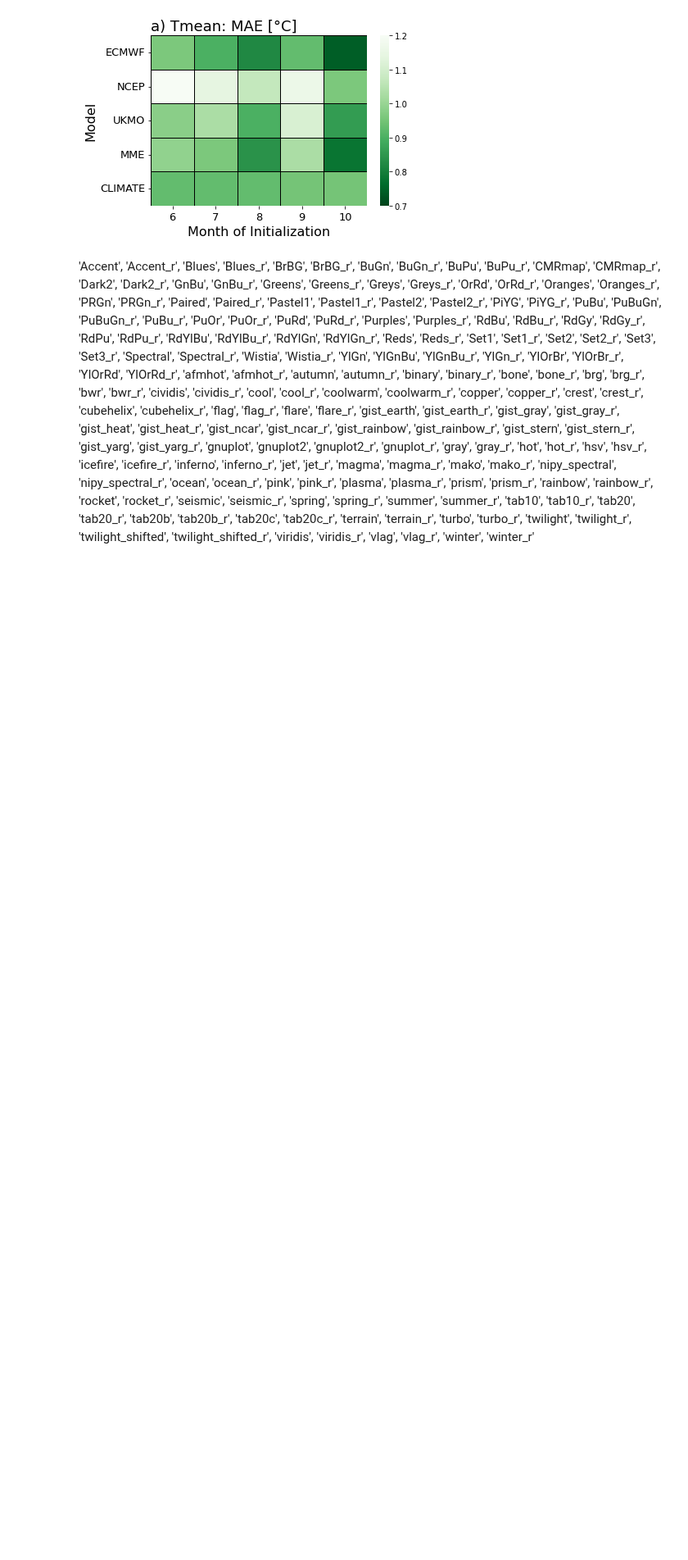
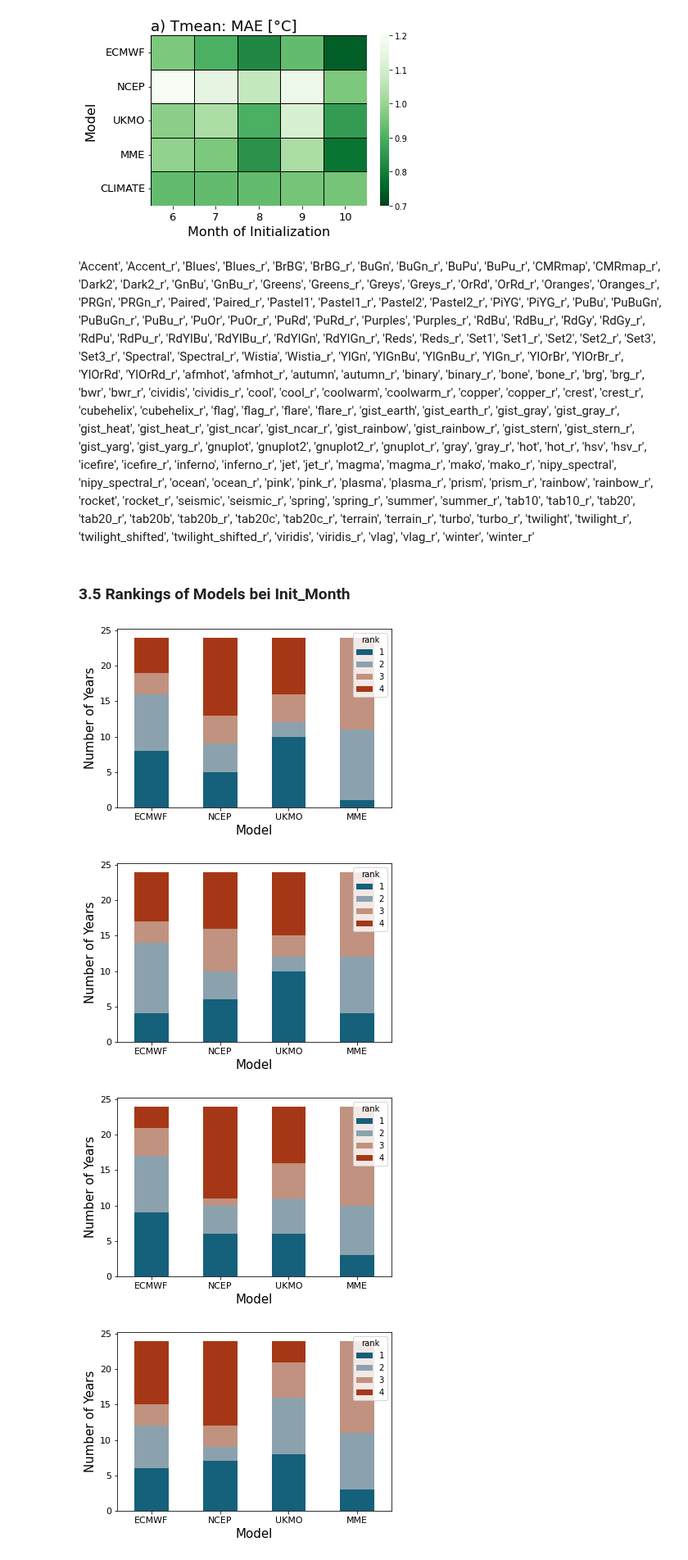
Before and after one commit to mzachow/wheat-yield-forecast-brazil, a Jupyter notebook: figures_for_manuscript.ipynb, the cells around one changed output. Shown at 82% size. Cells and saved outputs as stored; diff of their text form; code cells hidden in the pictures; blank space fills up the shorter version.

Commit message:
figures: included new figure 6

```diff
--- a/figures_for_manuscript.ipynb
+++ b/figures_for_manuscript.ipynb
@@ -223,0 +230,32 @@ for m in ["MAE"]:
+# %% [markdown]
+### 3.5 Rankings of Models bei Init_Month
+# %%
+idx = pd.MultiIndex.from_product([["ECMWF", "MME", "NCEP", "UKMO"], list(range(1,5))])
+idx.set_names(["model", "rank"], inplace=True)
+orders = pd.DataFrame(data=0, index=idx, columns=list(range(4,11)))
+for im in list(range(4,11)):
+    ranking = simulations.loc[simulations["init_month"] == im].round(2).pivot(index="model", columns="year", values="predicted") - simulations.loc[simulations["init_month"] == 9].round(0).pivot(index="model", columns="year", values="yield")
+    ranking = abs(ranking.loc[(ranking.index != "WS") & (ranking.index != "CLIMATE")])
+    ranking = ranking.astype(float)
+    ranking = np.argsort(np.argsort(ranking, axis=0), axis=0)
+    ranking += 1
+    ranking = ranking.unstack().reset_index().groupby(["model", 0]).count().rename(columns={"year":im})
+    ranking.index.names = ["model", "rank"]
+    orders = ranking.combine_first(orders)
+# %%
+orders = orders.reindex(["ECMWF", "NCEP", "UKMO", "MME"], level=0)
+# %%
+for im in list(range(7,11)):
+    ax = orders.loc[:, im].unstack(1).plot(kind="bar",stacked=True, color=["#15607A", "#8BA2AE", "#C0927F", "#A63716"])
+    ax.set_xlabel("Model", fontsize=15)
+    ax.set_ylabel("Number of Years", fontsize=15)
+    #ax.set_title(str(im), loc="left", fontsize=17)
+    ax.xaxis.set_tick_params(labelsize=11, rotation=0)
+    ax.yaxis.set_tick_params(labelsize=11, rotation=0)
+    plt.savefig("images/"+str(im) + ".svg")
+    plt.show()
+# %% [output]
+[figure, added]
+[figure, added]
+[figure, added]
+[figure, added]
```
Also changed, not shown: parts of 5 cells of this notebook, 8 other files.
